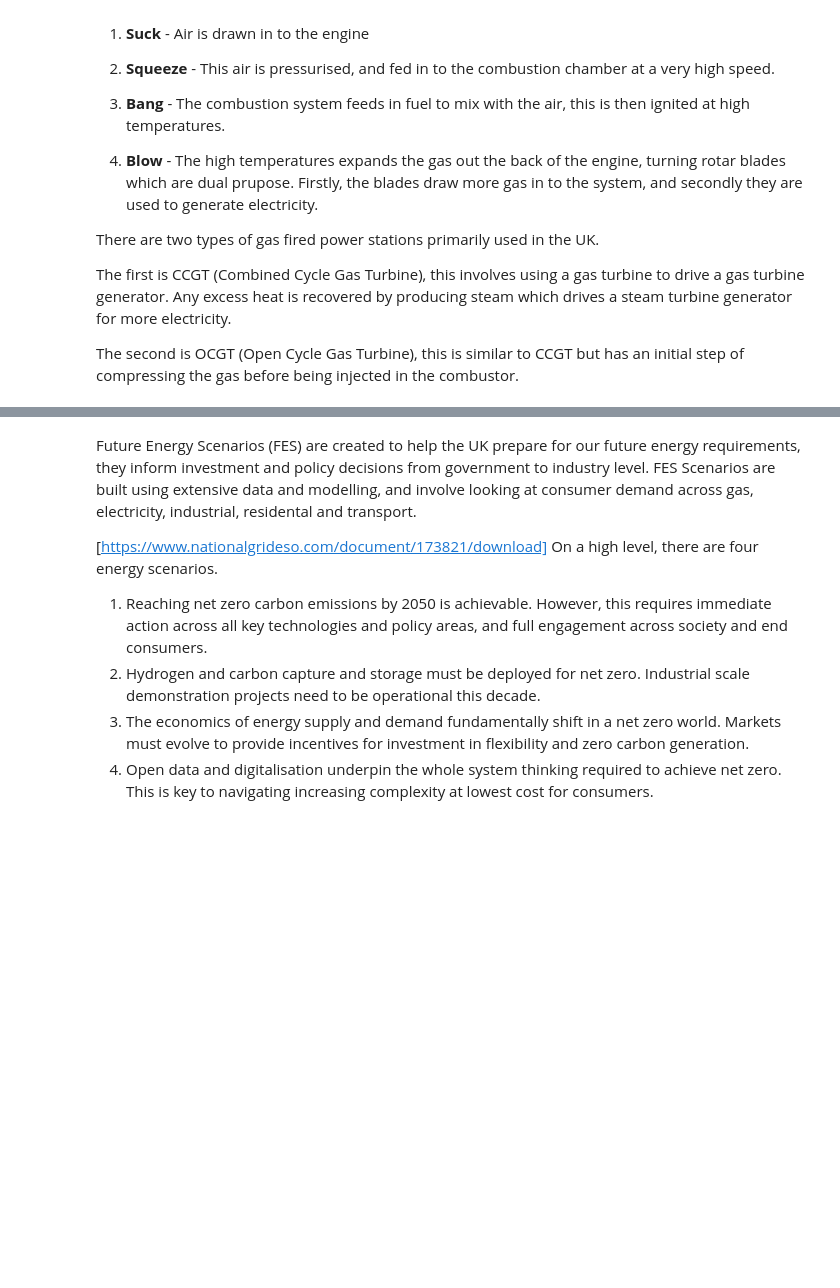
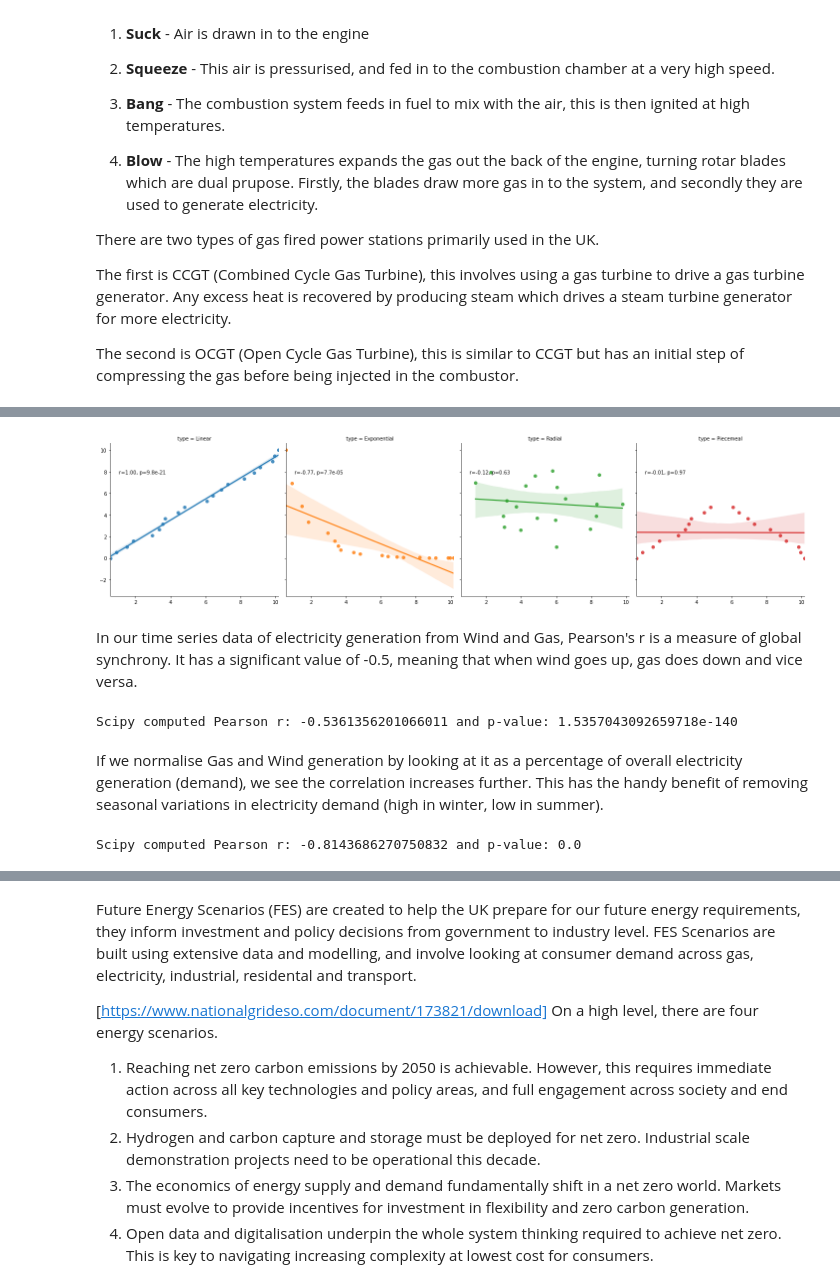
Before and after one commit to r4ch45/charterful, a Jupyter notebook: notebooks/1-why-are-gas-fired-powerstations-important.ipynb, the cells around one changed output, grey strips where cells are left out. Drawn from its saved outputs; the diff is of its cells as text; code cells hidden in the pictures; blank space fills up the shorter version.

Commit message:
EXP: began examining wind and gas electricity generation relationship

```diff
--- a/notebooks/1-why-are-gas-fired-powerstations-important.ipynb
+++ b/notebooks/1-why-are-gas-fired-powerstations-important.ipynb
@@ -43,0 +99,58 @@ The second is OCGT (Open Cycle Gas Turbine), this is similar to CCGT but has an
+# %%
+nobs = 20
+x = np.linspace(0, 10, nobs)
+basex = x + np.random.rand(nobs)
+df = pd.DataFrame({"x": basex, "y": x, "type": ["Linear"] * nobs})
+
+
+df = df.append(
+    pd.DataFrame(
+        {"x": basex, "y": 10 * np.power(0.5, x), "type": ["Exponential"] * nobs}
+    )
+)
+
+t = np.linspace(0, 2 * np.pi, nobs)
+r = [np.random.uniform(1, 5) for i in np.arange(nobs)]
+df = df.append(
+    pd.DataFrame(
+        {"x": 5 + r * np.cos(t), "y": 5 + r * np.sin(t), "type": ["Radial"] * nobs}
+    )
+)
+
+df = df.append(
+    pd.DataFrame(
+        {"x": basex, "y": np.where(x < 5, x, -x + 10), "type": ["Piecemeal"] * nobs}
+    )
+)
+
+g = sns.lmplot(data=df, x="x", y="y", col="type", hue="type")
+
+
+def annotate(data, **kws):
+    r, p = scipy.stats.pearsonr(data["x"], data["y"])
+    ax = plt.gca()
+    ax.text(0.05, 0.8, "r={:.2f}, p={:.2g}".format(r, p), transform=ax.transAxes)
+
+
+g.map_dataframe(annotate)
+plt.show()
+# %% [output]
+[figure, added]
+# %% [markdown]
+In our time series data of electricity generation from Wind and Gas, Pearson's r is a measure of global synchrony. It has a significant value of -0.5, meaning that when wind goes up, gas does down and vice versa.
+# %%
+df = elec[["CCGT", "WIND"]].copy()
+
+r, p = scipy.stats.pearsonr(df.dropna()["CCGT"], df.dropna()["WIND"])
+print(f"Scipy computed Pearson r: {r} and p-value: {p}")
+# %% [output]
+Scipy computed Pearson r: -0.5361356201066011 and p-value: 1.5357043092659718e-140
+# %% [markdown]
+If we normalise Gas and Wind generation by looking at it as a percentage of overall electricity generation (demand), we see the correlation increases further. This has the handy benefit of removing seasonal variations in electricity demand (high in winter, low in summer).
+# %%
+r, p = scipy.stats.pearsonr(
+    percent_of_ted.dropna()["CCGT"], percent_of_ted.dropna()["WIND"]
+)
+print(f"Scipy computed Pearson r: {r} and p-value: {p}")
+# %% [output]
+Scipy computed Pearson r: -0.8143686270750832 and p-value: 0.0
```
Also changed, not shown: parts of 19 cells of this notebook, 9 other files.
